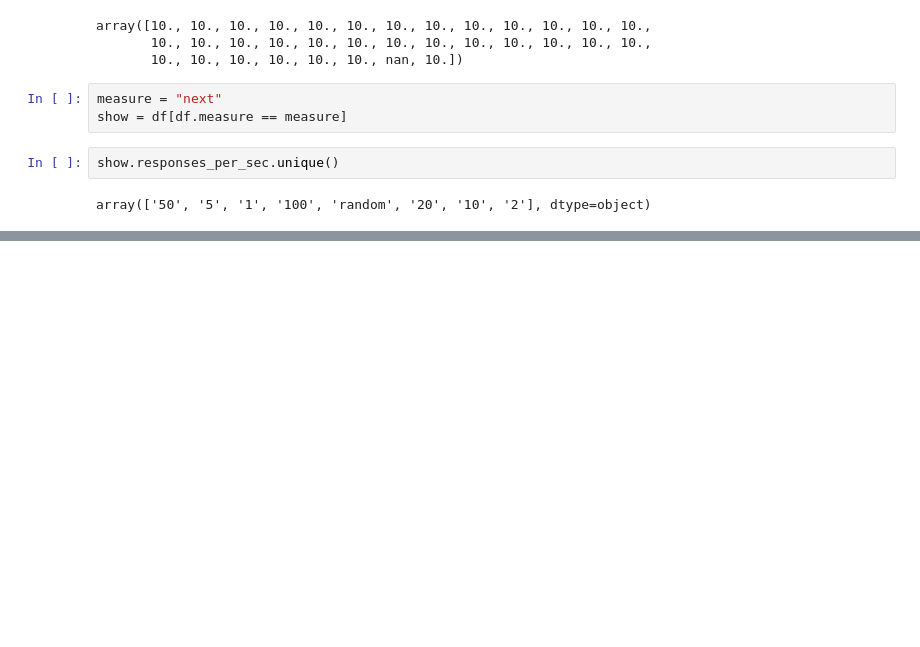
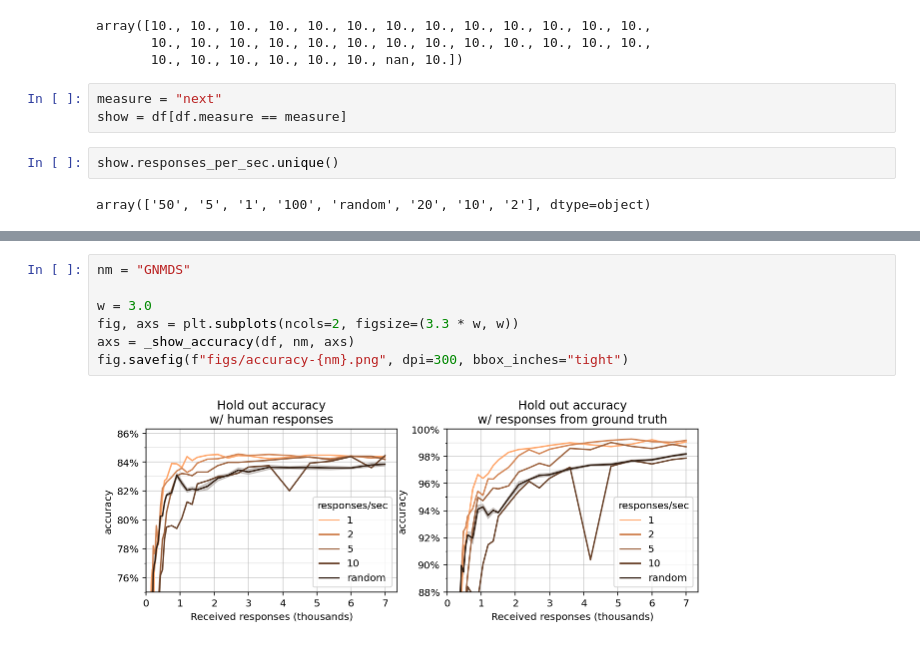
Before and after one commit to stsievert/salmon-experiments, a Jupyter notebook: response-rate/Viz-response-rate.ipynb, the cells around one changed output, grey strips where cells are left out. Drawn from its saved outputs; the diff is of its cells as text; blank space fills up the shorter version.

```diff
--- a/response-rate/Viz-response-rate.ipynb
+++ b/response-rate/Viz-response-rate.ipynb
@@ -332,0 +224,9 @@ _create_fig(show, axs, nm="GNMDS")
+# %%
+nm = "GNMDS"
+
+w = 3.0
+fig, axs = plt.subplots(ncols=2, figsize=(3.3 * w, w))
+axs = _show_accuracy(df, nm, axs)
+fig.savefig(f"figs/accuracy-{nm}.png", dpi=300, bbox_inches="tight")
+# %% [output]
+[figure, added]
```
Also changed, not shown: parts of 11 cells of this notebook, 6 other files.
